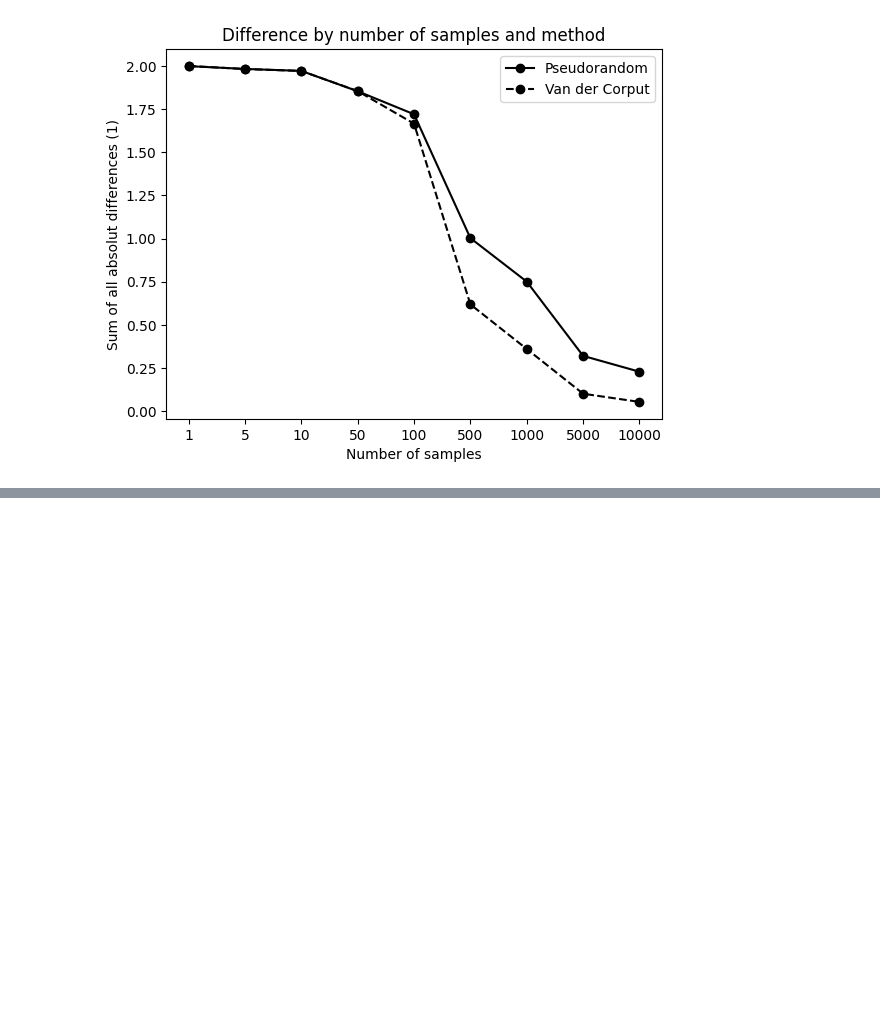
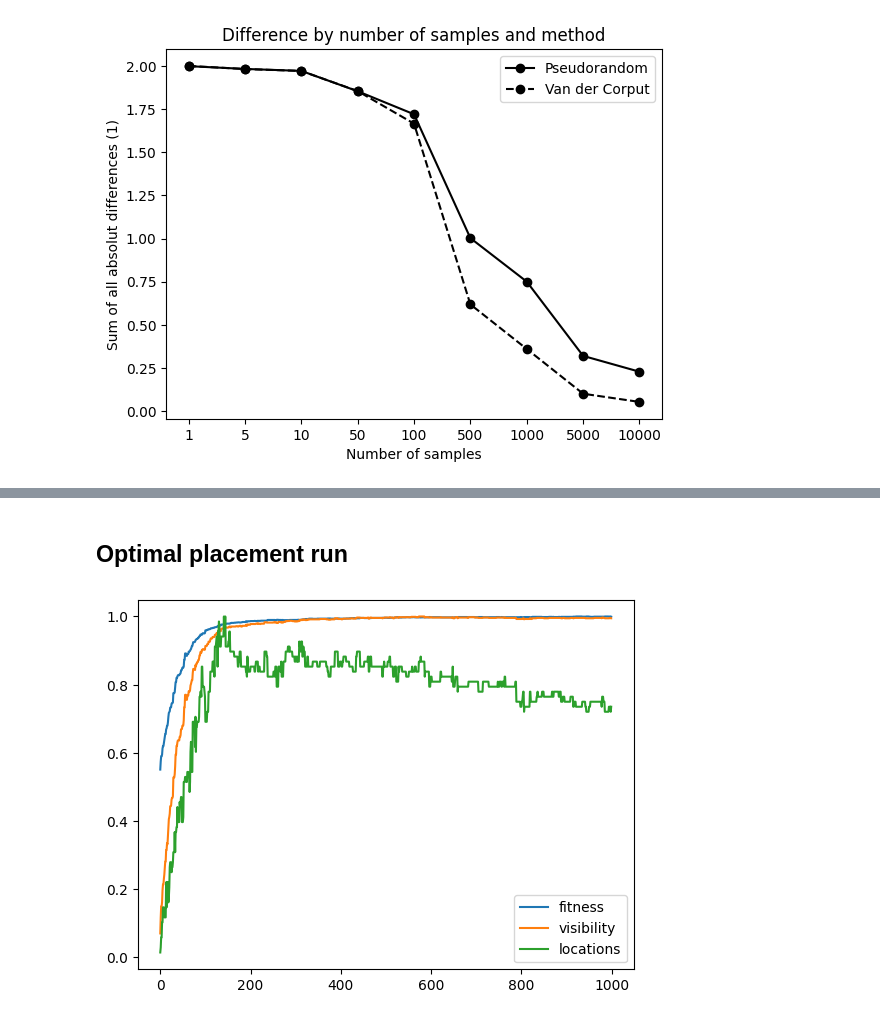
Before and after one commit to marvkosmai/mprj-optimal-placement-and-route, a Jupyter notebook: DataVisualization/data_visualization.ipynb, the cells around one changed output, grey strips where cells are left out. Drawn from its saved outputs; the diff is of its cells as text; code cells hidden in the pictures; blank space fills up the shorter version.

Commit message:
add stat export test

```diff
--- a/DataVisualization/data_visualization.ipynb
+++ b/DataVisualization/data_visualization.ipynb
@@ -63,0 +90,27 @@ plt.show()
+# %% [markdown]
+## Optimal placement run
+# %%
+f = open('data/run_test.json')
+data = json.load(f)
+f.close()
+
+bestFitness = np.array(data['bestFitness'])
+bestFitness = bestFitness * (1.0/bestFitness.max())
+
+bestVisibility = np.array(data['bestVisibility'])
+bestVisibility = bestVisibility * (1.0/bestVisibility.max())
+
+bestLocations = np.array(data['bestLocations'])
+bestLocations = bestLocations * (1.0/bestLocations.max())
+
+x = np.arange(len(bestFitness))
+
+plt.plot(x, bestFitness, label='fitness')
+plt.plot(x, bestVisibility, label='visibility')
+plt.plot(x, bestLocations, label='locations')
+
+plt.legend()
+
+plt.show()
+# %% [output]
+[figure, added]
```
Also changed, not shown: parts of 3 cells of this notebook, 11 other files.
